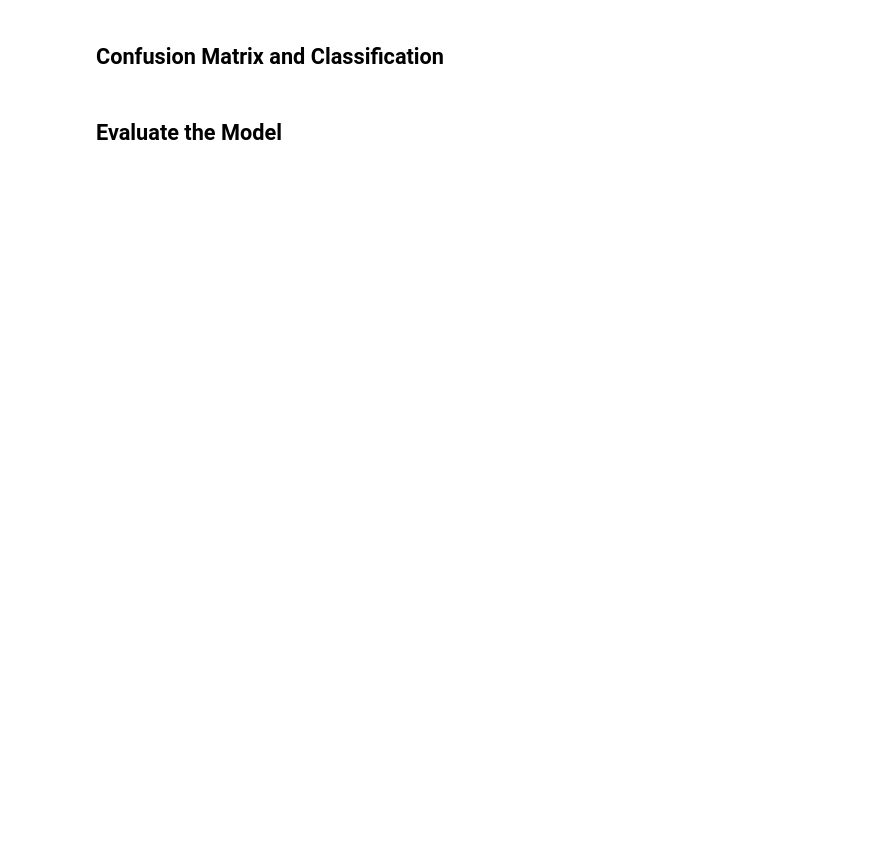
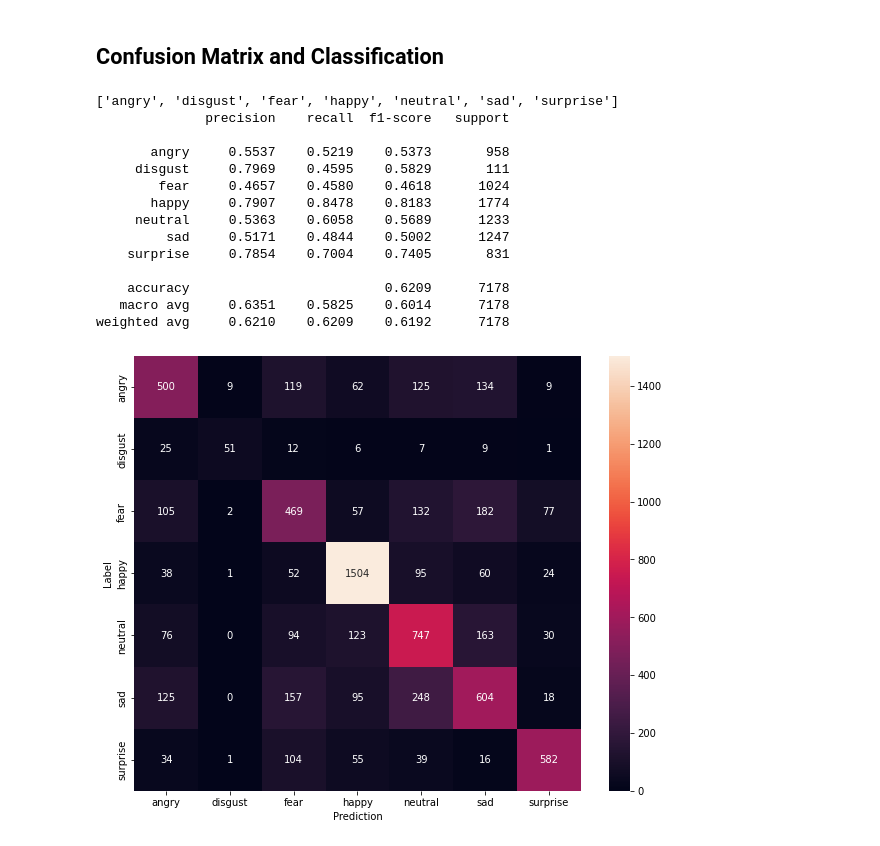
Before and after one commit to AndrzejMiskow/FER-with-Attention-and-Objective-Activation-Functions, a Jupyter notebook: traning.ipynb, the cells around one changed output. Cells and saved outputs as stored; diff of their text form; code cells hidden in the pictures; blank space fills up the shorter version.

```diff
--- a/traning.ipynb
+++ b/traning.ipynb
@@ -114,7 +123,7 @@ model = model_ResNet50_V1(grayscale=True , attention="CBAM")
 # %% [markdown]
 ## Compile the model
 # %%
-model.compile(optimizer = Adam(learning_rate=0.0001),
+model.compile(optimizer = Adam(learning_rate=learning_rate),
               loss=tf.keras.losses.CategoricalCrossentropy(),
               metrics=['accuracy'])
 # %% [markdown]
@@ -153,16 +160,14 @@ plot_model(model, show_shapes=True, show_layer_names=True, to_file='model.png')
 # %% [markdown]
 ## Train the Model
 # %%
-from tensorflow.keras.callbacks import ModelCheckpoint, EarlyStopping
-
-name = [model_name, dataset , 'weights']
+name = [model_name, dataset_name , 'weights']
 name = '_'.join(name) + ".hdf5"
 
 checkpoint_file_path = "models/" + name
 
 
 checkpoint = ModelCheckpoint(filepath=checkpoint_file_path,
-                            monitor="val_loss",
+                            monitor="val_accuracy",
                             verbose = 1,
                             save_best_only = True,
                             save_weights_only = False,
@@ -171,8 +176,12 @@ checkpoint = ModelCheckpoint(filepath=checkpoint_file_path,
                             options=None)
 
 
-early_stop = EarlyStopping(monitor='val_accuracy',
+early_stop = EarlyStopping(monitor='val_loss',
                           min_delta=0, # Minimum change in the monitored quantity to qualify as an improvemen
-                          patience=5, # Number of epochs with no improvement after which training will be stopped
+                          patience=15, # Number of epochs with no improvement after which training will be stopped
                           verbose=1,
                           mode='auto')
+
+# Load the TensorBoard notebook extension
+log_dir = "logs/fit/" + model_name + "_" + dataset_name + datetime.datetime.now().strftime("%d-%H.%M.%S")
+tensorboard_callback = tf.keras.callbacks.TensorBoard(log_dir=log_dir, histogram_freq=1)
@@ -179,9 +190,10 @@ early_stop = EarlyStopping(monitor='val_accuracy',
 # %%
-epochs=30
+epochs=200
 history = model.fit(
     train_ds,
+    workers=8,
     validation_data=val_ds,
     epochs=epochs,
-    callbacks = [checkpoint]
+    callbacks = [early_stop,tensorboard_callback,checkpoint]
 )
 # %% [output]
@@ -231,39 +264,52 @@ dict(zip(model.metrics_names, result))
 # %% [markdown]
 ## Confusion Matrix and Classification
-# %% [markdown]
-## Evaluate the Model
 # %%
 import seaborn as sns
 from sklearn.metrics import classification_report
 
 # defines which dataset we want to show the confusion matrix and classification report
 dataset = test_ds
 
-predition_list = []
-label_list = []
+
 
 # Get predictions from the model
 predictions = model.predict(dataset)
-for prediction in predictions:
-    predition_list.append(np.argmax(prediction))
+predictions = np.argmax(predictions, axis=1)
 
-# Get lables from the test set
-labels = np.concatenate([y for x, y in dataset], axis=0)
-for label in labels:
-    label_list.append(np.argmax(label))
+class_labels = []
+for c in dataset.class_indices:
+    class_labels.append(c)
+
+print(class_labels)
 
 # create a confusion matrix
-confusion_mtx = tf.math.confusion_matrix(label_list, predition_list , num_classes=7)
+confusion_mtx = tf.math.confusion_matrix(dataset.classes, predictions , num_classes=7)
 
 # Function that displays the confusion matrix
 def show_confusion_matrix(cm, labels):
   plt.figure(figsize=(10, 8))
-  sns.heatmap(cm, xticklabels=labels, yticklabels=labels,
+  sns.heatmap(cm, xticklabels=class_labels, yticklabels=class_labels,
               annot=True, fmt='g')
   plt.xlabel('Prediction')
   plt.ylabel('Label')
   plt.show()
 
 
-print(classification_report(label_list, predition_list, target_names=class_names))
-show_confusion_matrix(confusion_mtx, class_names)
+print(classification_report(dataset.classes, predictions, target_names=class_labels , digits=4))
+show_confusion_matrix(confusion_mtx, class_labels)
+# %% [output]
+['angry', 'disgust', 'fear', 'happy', 'neutral', 'sad', 'surprise']
+              precision    recall  f1-score   support
+
+       angry     0.5537    0.5219    0.5373       958
+     disgust     0.7969    0.4595    0.5829       111
+        fear     0.4657    0.4580    0.4618      1024
+       happy     0.7907    0.8478    0.8183      1774
+     neutral     0.5363    0.6058    0.5689      1233
+         sad     0.5171    0.4844    0.5002      1247
+    surprise     0.7854    0.7004    0.7405       831
+
+    accuracy                         0.6209      7178
+   macro avg     0.6351    0.5825    0.6014      7178
+weighted avg     0.6210    0.6209    0.6192      7178
+[figure, added]
```
Also changed, not shown: parts of 21 cells of this notebook, 1 other file.
